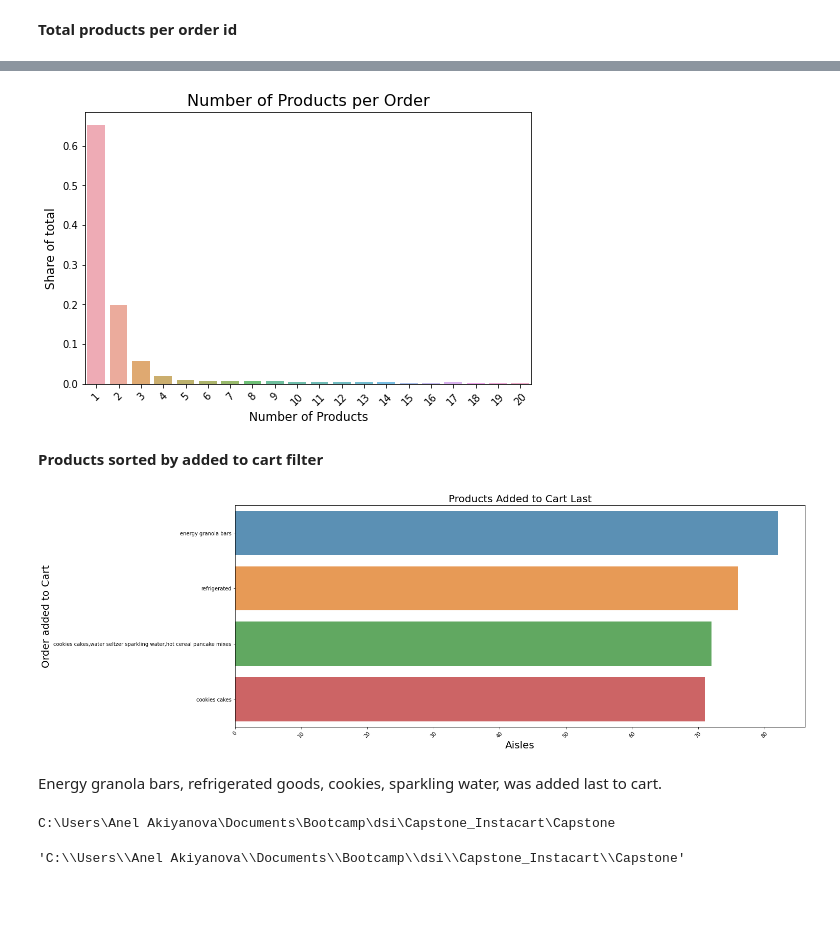
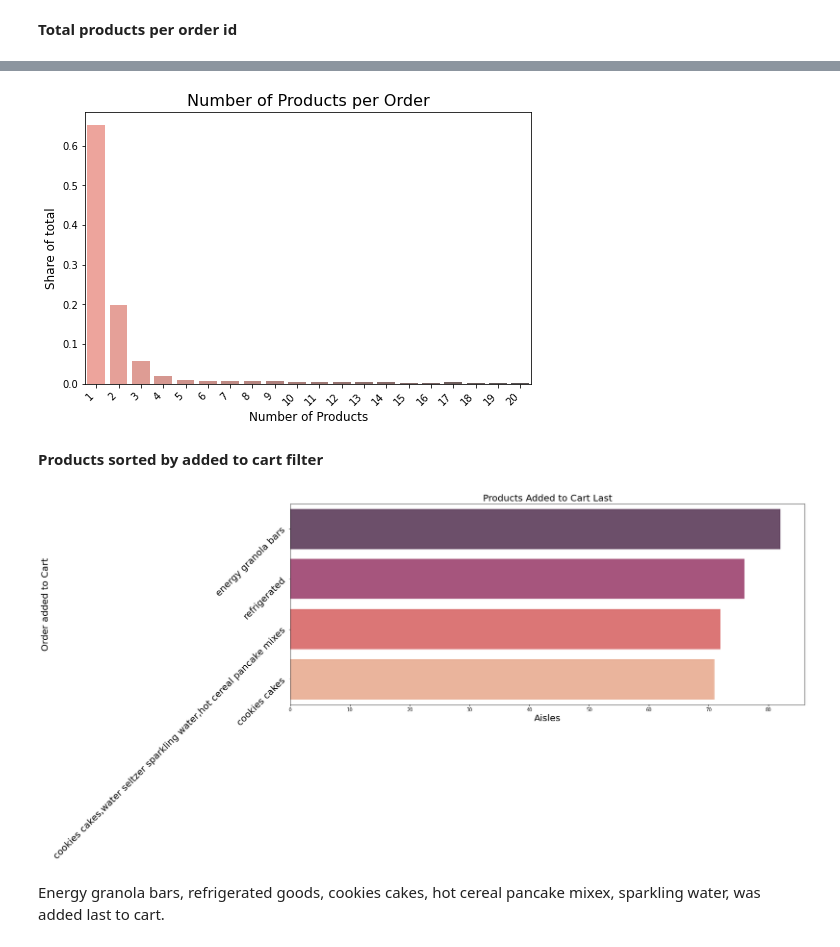
Before and after one commit to aakiyanova/Market-basket-analysis-FP-growth, a Jupyter notebook: EDA/EDA.ipynb, the cells around one changed output, grey strips where cells are left out. Saved outputs shown, nothing was run; the diff lists cells and outputs as text; code cells hidden in the pictures; blank space fills up the shorter version.

```diff
--- a/EDA/EDA.ipynb
+++ b/EDA/EDA.ipynb
@@ -211,9 +232,11 @@ top_30 = all_orders['product_name'].value_counts()[:20].sort_values(ascending=Fa
 # %%
+# plot the results
+sns.set_palette(sns.color_palette('rocket', 20))
 plt.figure(figsize=(12,6))
-sns.barplot(top_30.index, top_30.values, alpha=0.8)
+sns.barplot(top_20.index, top_20.values, alpha=0.8)
 plt.title('Top 20 Most Purchased Products', fontsize = 16)
-plt.ylabel('Number of Occurrences', fontsize=12)
+plt.ylabel('Purchases', fontsize=12)
 plt.xlabel('products', fontsize=12)
-plt.xticks(rotation=45)
-plt.show()
+plt.xticks(rotation=45, horizontalalignment='right', fontsize=12)
+plt.savefig('Capstone/EDA/charts/top_products');
 # %% [output]
@@ -227,11 +251,13 @@ filter_reordered = all_orders['reordered'] == 1
 reordered_prod = all_orders[filter_reordered]
 reordered_prod = reordered_prod['product_name'].value_counts()[:20].sort_values(ascending=False)
 # %%
+# plot the results
+sns.set_palette(sns.color_palette('rocket', 20))
 plt.figure(figsize=(12,6))
 sns.barplot(reordered_prod.index, reordered_prod.values, alpha=0.8)
 plt.title('Top 20 Most Repurchased Products', fontsize = 16)
-plt.ylabel('Number of Occurrences', fontsize=12)
+plt.ylabel('Purchases', fontsize=12)
 plt.xlabel('products', fontsize=12)
-plt.xticks(rotation=45)
-plt.show()
+plt.xticks(rotation=45, horizontalalignment='right')
+plt.savefig('Capstone/EDA/charts/top_repurchased_products');
 # %% [output]
@@ -244,10 +271,12 @@ Highest reordered products are similar: banana, bag of organic bananas, organic
 repurchased_days = all_orders['days_since_prior_order'].astype('int64').value_counts().sort_values()
 # %%
+# plot the results
+sns.set_palette(sns.color_palette('rocket', 31))
 plt.figure(figsize=(8,5))
 sns.barplot(x = repurchased_days.index, y = repurchased_days.values, alpha=0.8)
 plt.title('Days Since Prior Purchase', fontsize = 16)
-plt.ylabel('Number of Occurrences', fontsize=12)
+plt.ylabel('Purchases', fontsize=12)
 plt.xlabel('days', fontsize=12)
-plt.xticks(rotation=45)
+plt.xticks(rotation=45, horizontalalignment='right')
 plt.savefig('Capstone/EDA/charts/days_since_repurchase');
 # %% [output]
@@ -281,13 +303,14 @@ pandas.io.formats.style.Styler
 # %%
+sns.set_palette(sns.color_palette('dark:salmon_r', 20))
 plt.figure(figsize=(8,5))
 sns.barplot(x = num_normalized['number_of_prod'], y = num_normalized['order_count'], alpha=0.8)
 plt.title('Number of Products per Order', fontsize = 16)
 plt.ylabel('Share of total', fontsize=12)
 plt.xlabel('Number of Products', fontsize=12)
-plt.xticks(rotation=45)
+plt.xticks(rotation=45, horizontalalignment='right')
 plt.savefig('Capstone/EDA/charts/number_products_per_order');
 # %% [output]
-[figure, old version]
+[figure, new version]
 # %% [markdown]
 **Products sorted by added to cart filter**
 # %%
@@ -304,22 +327,16 @@ prod_cart_order = cart_prod[prod_cart_filter]
 # %%
 prod_cart_order = prod_cart_order.sort_values(by = 'add_to_cart_order', ascending = False)
 # %%
+sns.set_palette(sns.color_palette('rocket', 4))
 plt.figure(figsize=(20, 8))
 sns.barplot(x = prod_cart_order['add_to_cart_order'], y = prod_cart_order['aisle'], alpha=0.8)
 plt.title('Products Added to Cart Last', fontsize = 20)
 plt.ylabel('Order added to Cart', fontsize=20)
 plt.xlabel('Aisles', fontsize=20)
-plt.xticks(rotation=45)
+plt.xticks()
+plt.yticks(fontsize=20, rotation=45, horizontalalignment='right')
 plt.show();
 # %% [output]
-[figure, old version]
+[figure, new version]
 # %% [markdown]
-Energy granola bars, refrigerated goods, cookies, sparkling water, was added last to cart.
+Energy granola bars, refrigerated goods, cookies cakes, hot cereal pancake mixex, sparkling water, was added last to cart.
-# %%
-cd Capstone
-# %% [output]
-C:\Users\Anel Akiyanova\Documents\Bootcamp\dsi\Capstone_Instacart\Capstone
-# %%
-pwd
-# %% [output]
-'C:\\Users\\Anel Akiyanova\\Documents\\Bootcamp\\dsi\\Capstone_Instacart\\Capstone'
```
Also changed, not shown: parts of 41 cells of this notebook, 42 other files.
